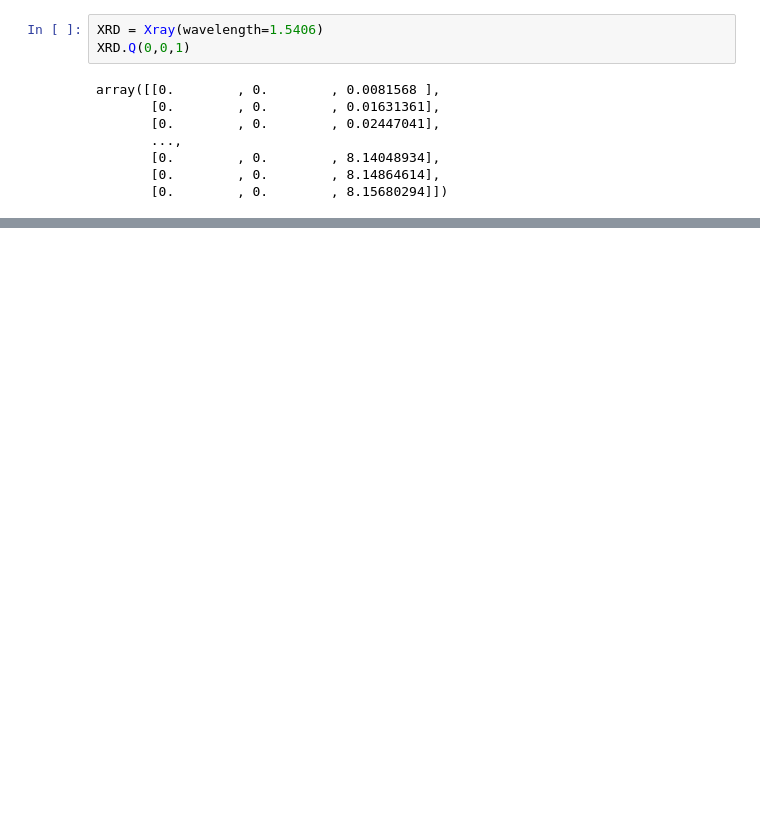
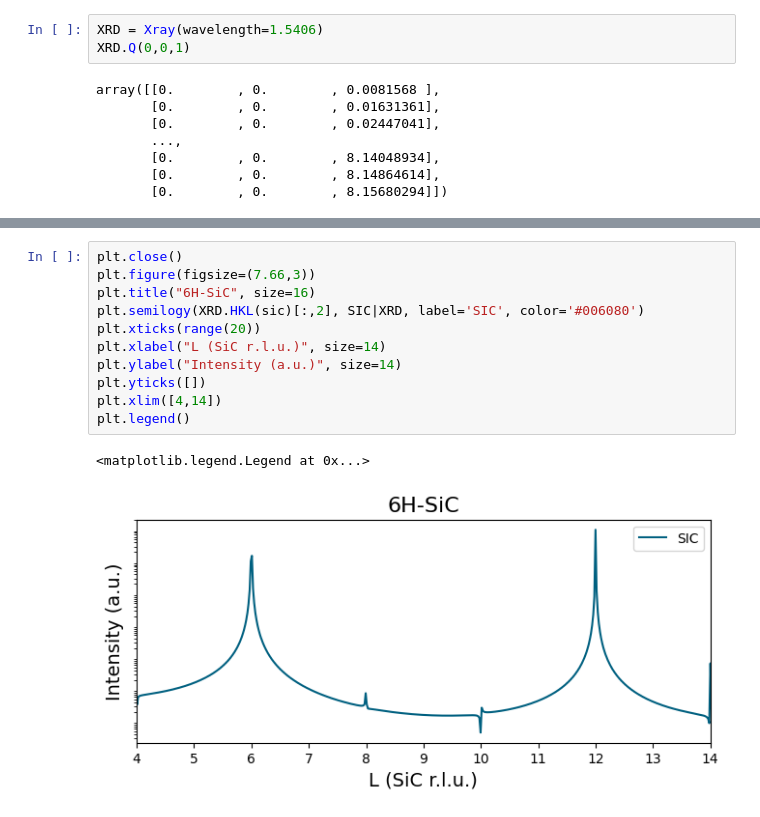
Before and after one commit to SeongSihun/CTR, a Jupyter notebook: Proj-ReSe2.ipynb, the cells around one changed output, grey strips where cells are left out. Saved outputs shown, nothing was run; the diff lists cells and outputs as text; blank space fills up the shorter version.

```diff
--- a/Proj-ReSe2.ipynb
+++ b/Proj-ReSe2.ipynb
@@ -41,0 +180,14 @@ AttributeError: 'Molecule' object has no attribute 'volume'
+# %%
+plt.close()
+plt.figure(figsize=(7.66,3))
+plt.title("6H-SiC", size=16)
+plt.semilogy(XRD.HKL(sic)[:,2], SIC|XRD, label='SIC', color='#006080')
+plt.xticks(range(20))
+plt.xlabel("L (SiC r.l.u.)", size=14)
+plt.ylabel("Intensity (a.u.)", size=14)
+plt.yticks([])
+plt.xlim([4,14])
+plt.legend()
+# %% [output]
+<matplotlib.legend.Legend at 0x...>
+[figure, added]
```
Also changed, not shown: parts of 11 cells of this notebook, 6 other files.
